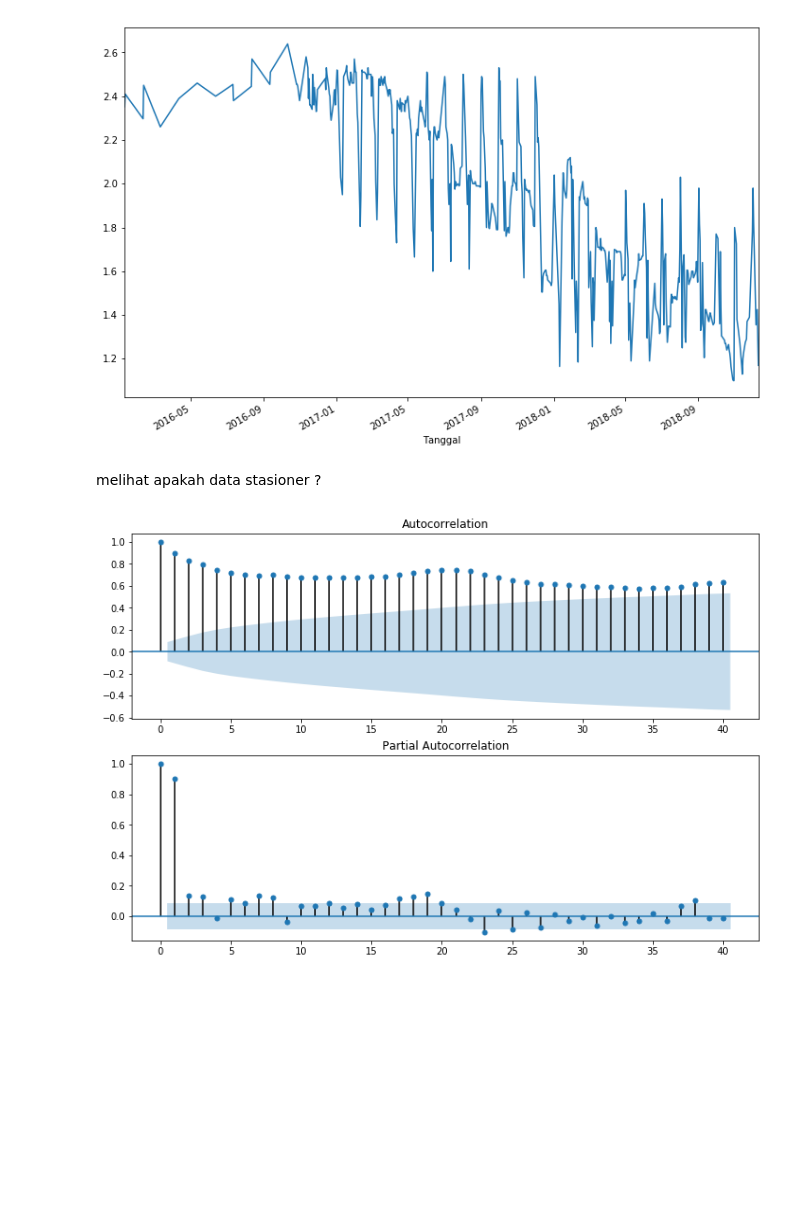
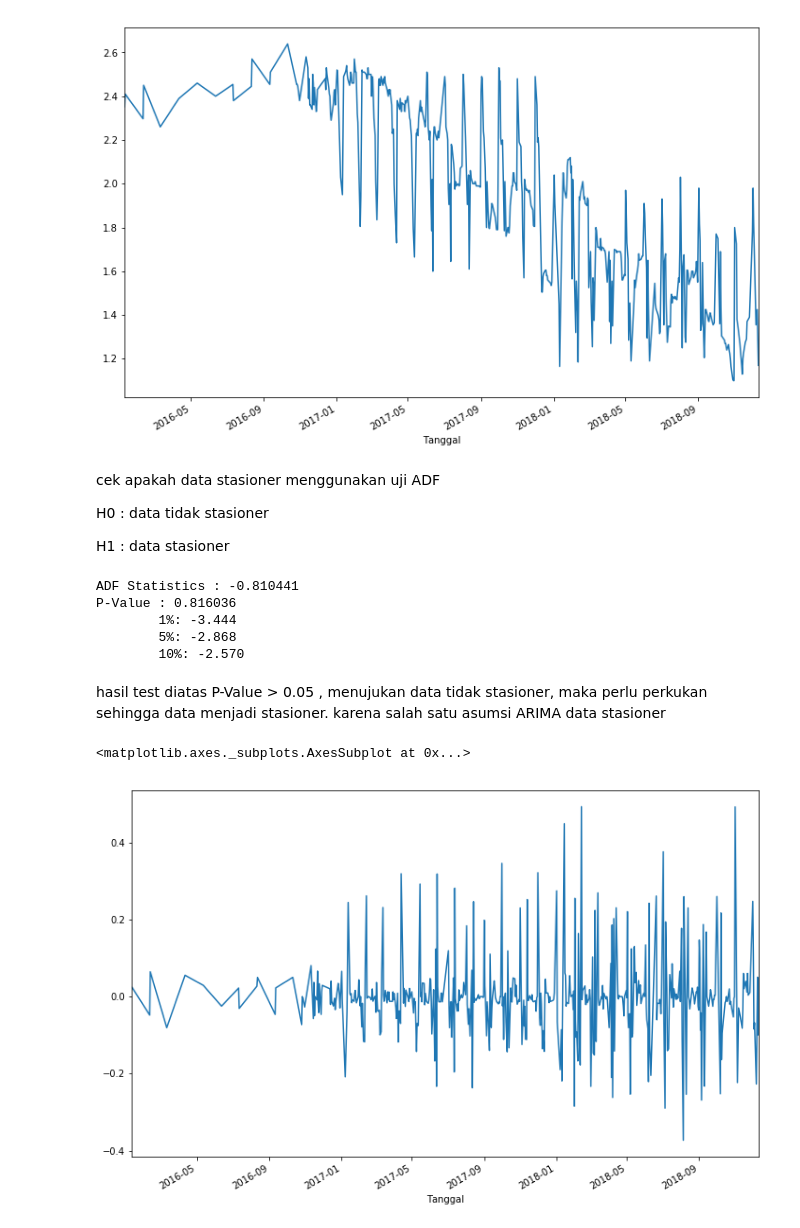
Before and after one commit to DinWaikabu/Machine_Learning, a Jupyter notebook: Prediksi_Saham_PT_Wika.ipynb, the cells around one changed output. Drawn from its saved outputs; the diff is of its cells as text; code cells hidden in the pictures; blank space fills up the shorter version.

```diff
--- a/Prediksi_Saham_PT_Wika.ipynb
+++ b/Prediksi_Saham_PT_Wika.ipynb
@@ -56,13 +56,32 @@ df['Terakhir'].plot(figsize=(12,8))
 # %% [output]
 <matplotlib.axes._subplots.AxesSubplot at 0x...>
 [figure]
-# %% [markdown]
-melihat apakah data stasioner ?
-# %%
-fig = plt.figure(figsize=(12,8))
-ax1 = fig.add_subplot(211)
-fig = sm.graphics.tsa.plot_acf(df.Terakhir.squeeze(), lags=40, ax=ax1)
-ax2 = fig.add_subplot(212)
-fig = sm.graphics.tsa.plot_pacf(df[['Terakhir']], lags=40, ax=ax2)
-# %% [output]
-[figure, removed]
+# %% [markdown]
+cek apakah data stasioner menggunakan uji ADF
+
+H0 : data tidak stasioner
+
+H1 : data stasioner
+# %%
+from statsmodels.tsa.stattools import adfuller
+test_stasioner = adfuller(df['Terakhir'])
+print('ADF Statistics : %f' %test_stasioner[0])
+print('P-Value : %f' %test_stasioner[1])
+for key, value in test_stasioner[4].items():
+  print('\t%s: %.3f' %(key, value))
+# %% [output]
+ADF Statistics : -0.810441
+P-Value : 0.816036
+        1%: -3.444
+        5%: -2.868
+        10%: -2.570
+# %% [markdown]
+hasil test diatas P-Value > 0.05 , menujukan data tidak stasioner, maka perlu perkukan sehingga data menjadi stasioner. karena salah satu asumsi ARIMA data stasioner
+# %%
+data_log = np.log(df['Terakhir'])
+data_log_diff = data_log - data_log.shift() #differencing
+data_log_diff.dropna(inplace=True)
+data_log_diff.plot(figsize=(12,8))
+# %% [output]
+<matplotlib.axes._subplots.AxesSubplot at 0x...>
+[figure, added]
```
Also changed, not shown: parts of 2 cells of this notebook.
